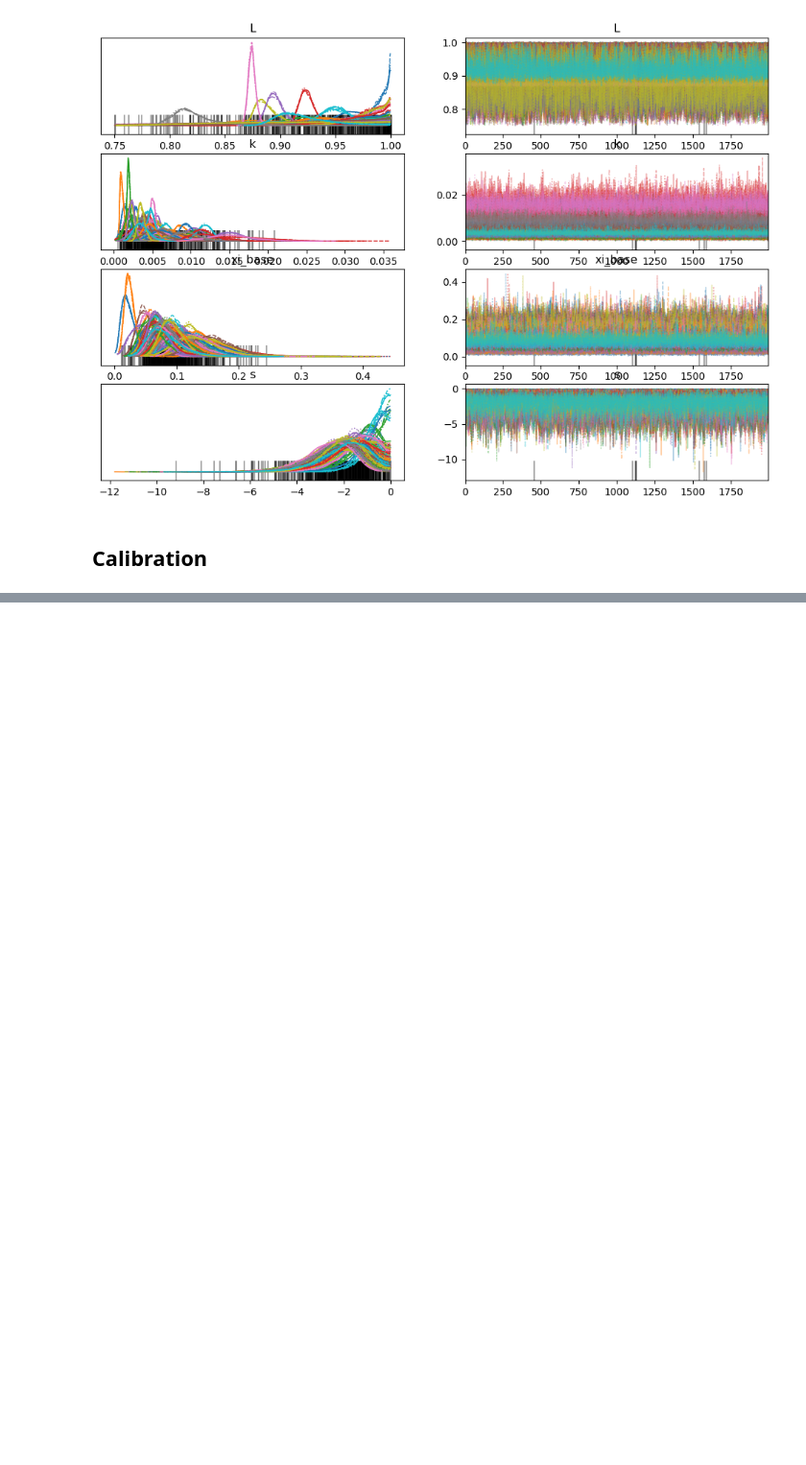
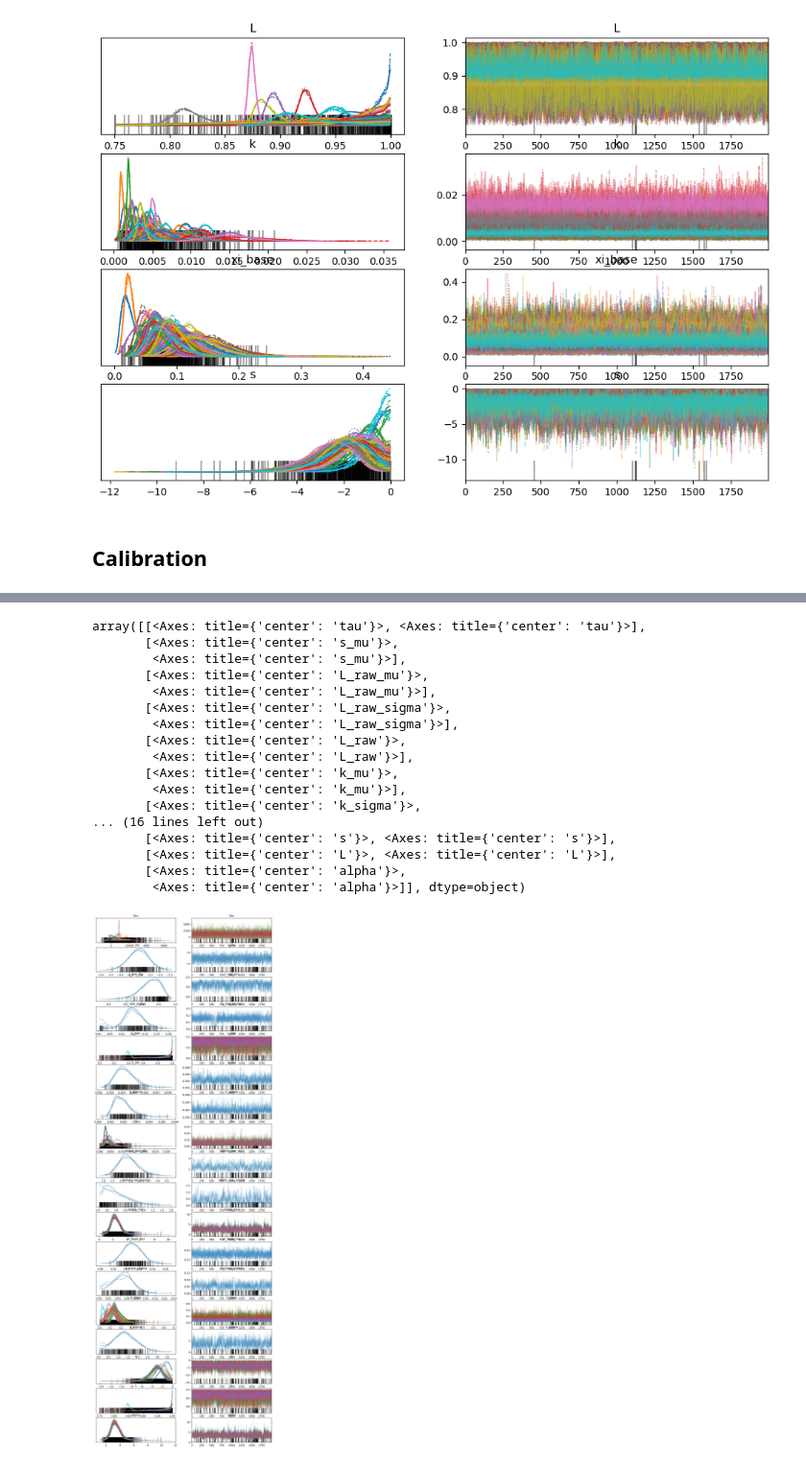
Before and after one commit to General-Purpose-AI-Policy-Lab/benchmark-forecasting, a Jupyter notebook: validation.ipynb, the cells around one changed output, grey strips where cells are left out. Shown at 96% size. Cells and saved outputs as stored; diff of their text form; code cells hidden in the pictures; blank space fills up the shorter version.

Commit message:
Calibration in progress

```diff
--- a/validation.ipynb
+++ b/validation.ipynb
@@ -54,7 +54,7 @@ def fit_model(
     n_samples: int = 2000,
     n_tune: int = 1000,
     progressbar: bool = True,
-) -> az.InferenceData:
+) -> tuple[az.InferenceData, pm.Model]:
     """Fit a Bayesian model to the dataset using the specified sigmoid function.
 
     If the dataset contains more than one benchmark, a joint model with shared hyperparameters is fitted.
@@ -74,7 +74,7 @@ def fit_model(
         progressbar: Whether to display a progress bar during sampling.
 
     Returns:
-        An arviz InferenceData object containing the posterior samples.
+        A tuple containing an arviz InferenceData object with the posterior samples and the pymc Model object.
     """
     # Check validity of the dataset
     required_columns_and_types = {
@@ -92,7 +92,6 @@ def fit_model(
             raise ValueError(f"Column '{column}' must not contain null values.")
 
     # Filter in the top_n frontier scores
-    # TODO qisdhqsjkhdkjqshd
     dataset = get_frontier(dataset, top_n=top_n)
 
     # Prepare necessary columns for modeling
@@ -203,7 +202,7 @@ def fit_model(
             progressbar=progressbar,
         )
 
-    return idata
+    return idata, model
 # %% [markdown]
 # Validation
 # %% [markdown]
@@ -259,0 +231,24 @@ The effective sample size per chain is smaller than 100 for some parameters.  A
+# %%
+cutoff_date = pd.to_datetime("2024-01-01")
+frontier_dataset = get_frontier(dataset, top_n=3)
+train_data = frontier_dataset[frontier_dataset["release_date"] < cutoff_date]
+test_data = (
+    frontier_dataset
+    [frontier_dataset["release_date"] >= cutoff_date]
+    [frontier_dataset["benchmark"].isin(train_data["benchmark"].unique())]
+)
+train_idata, test_model = fit_model(
+    train_data, sigmoid_kind="harvey", top_n=3, progressbar=True
+)
+with test_model:
+    pm.set_data(
+        {
+            "t_obs": test_data["days"].values,
+            "idx_obs": test_data["benchmark_idx"].values,
+        }
+    )
+    test_idata = pm.sample_posterior_predictive(
+        train_idata, var_names=["y"], random_seed=42, progressbar=True
+    )
+
+y_test =
@@ -259,0 +266,21 @@ The effective sample size per chain is smaller than 100 for some parameters.  A
+# %%
+az.plot_trace(train_idata)
+# %% [output]
+array([[<Axes: title={'center': 'tau'}>, <Axes: title={'center': 'tau'}>],
+       [<Axes: title={'center': 's_mu'}>,
+        <Axes: title={'center': 's_mu'}>],
+       [<Axes: title={'center': 'L_raw_mu'}>,
+        <Axes: title={'center': 'L_raw_mu'}>],
+       [<Axes: title={'center': 'L_raw_sigma'}>,
+        <Axes: title={'center': 'L_raw_sigma'}>],
+       [<Axes: title={'center': 'L_raw'}>,
+        <Axes: title={'center': 'L_raw'}>],
+       [<Axes: title={'center': 'k_mu'}>,
+        <Axes: title={'center': 'k_mu'}>],
+       [<Axes: title={'center': 'k_sigma'}>,
+... (16 lines left out)
+       [<Axes: title={'center': 's'}>, <Axes: title={'center': 's'}>],
+       [<Axes: title={'center': 'L'}>, <Axes: title={'center': 'L'}>],
+       [<Axes: title={'center': 'alpha'}>,
+        <Axes: title={'center': 'alpha'}>]], dtype=object)
+[figure, added]
```
Also changed, not shown: parts of 3 cells of this notebook.
